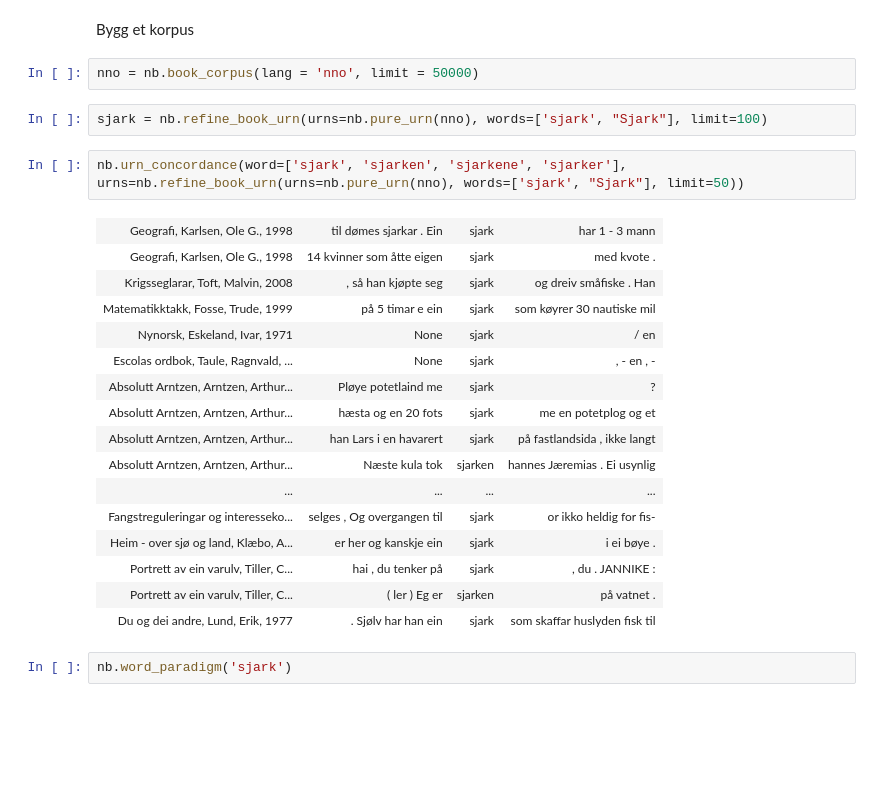
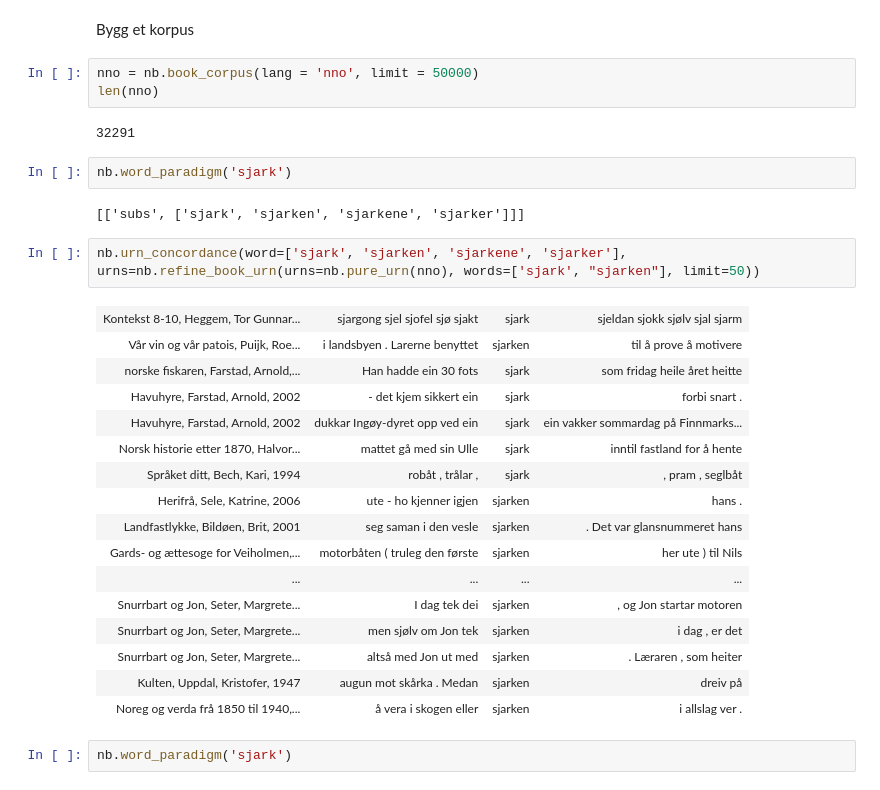
Before and after one commit to Yoonsen/Ordbok_og_leksikografi, a Jupyter notebook: 02 konkordanser.ipynb, the cells around one changed output. Drawn from its saved outputs; the diff is of its cells as text; blank space fills up the shorter version.

```diff
--- a/konkordanser_leting.ipynb
+++ b/02 konkordanser.ipynb
@@ -32,27 +30,32 @@ nb.concordance(word= '«', subject='fangst', corpus='bok', after=10, before=3, k
 Bygg et korpus
 # %%
 nno = nb.book_corpus(lang = 'nno', limit = 50000)
+len(nno)
+# %% [output]
+32291
+# %%
+nb.word_paradigm('sjark')
+# %% [output]
+[['subs', ['sjark', 'sjarken', 'sjarkene', 'sjarker']]]
 # %%
-sjark = nb.refine_book_urn(urns=nb.pure_urn(nno), words=['sjark', "Sjark"], limit=100)
+nb.urn_concordance(word=['sjark', 'sjarken', 'sjarkene', 'sjarker'], urns=nb.refine_book_urn(urns=nb.pure_urn(nno), words=['sjark', "sjarken"], limit=50))
+# %% [output]
+| Kontekst 8-10, Heggem, Tor Gunnar... | sjargong sjel sjofel sjø sjakt | sjark | sjeldan sjokk sjølv sjal sjarm |
+| Vår vin og vår patois, Puijk, Roe... | i landsbyen . Larerne benyttet | sjarken | til å prove å motivere |
+| norske fiskaren, Farstad, Arnold,... | Han hadde ein 30 fots | sjark | som fridag heile året heitte |
+| Havuhyre, Farstad, Arnold, 2002 | - det kjem sikkert ein | sjark | forbi snart . |
+| Havuhyre, Farstad, Arnold, 2002 | dukkar Ingøy-dyret opp ved ein | sjark | ein vakker sommardag på Finnmarks... |
+| Norsk historie etter 1870, Halvor... | mattet gå med sin Ulle | sjark | inntil fastland for å hente |
+| Språket ditt, Bech, Kari, 1994 | robåt , trålar , | sjark | , pram , seglbåt |
+| Herifrå, Sele, Katrine, 2006 | ute - ho kjenner igjen | sjarken | hans . |
+| Landfastlykke, Bildøen, Brit, 2001 | seg saman i den vesle | sjarken | . Det var glansnummeret hans |
+| Gards- og ættesoge for Veiholmen,... | motorbåten ( truleg den første | sjarken | her ute ) til Nils |
+| ... | ... | ... | ... |
+| Snurrbart og Jon, Seter, Margrete... | I dag tek dei | sjarken | , og Jon startar motoren |
+| Snurrbart og Jon, Seter, Margrete... | men sjølv om Jon tek | sjarken | i dag , er det |
+| Snurrbart og Jon, Seter, Margrete... | altså med Jon ut med | sjarken | . Læraren , som heiter |
+| Kulten, Uppdal, Kristofer, 1947 | augun mot skårka . Medan | sjarken | dreiv på |
+| Noreg og verda frå 1850 til 1940,... | å vera i skogen eller | sjarken | i allslag ver . |
-# %%
-nb.urn_concordance(word=['sjark', 'sjarken', 'sjarkene', 'sjarker'], urns=nb.refine_book_urn(urns=nb.pure_urn(nno), words=['sjark', "Sjark"], limit=50))
-# %% [output]
-| Geografi, Karlsen, Ole G., 1998 | til dømes sjarkar . Ein | sjark | har 1 - 3 mann |
-| Geografi, Karlsen, Ole G., 1998 | 14 kvinner som åtte eigen | sjark | med kvote . |
-| Krigsseglarar, Toft, Malvin, 2008 | , så han kjøpte seg | sjark | og dreiv småfiske . Han |
-| Matematikktakk, Fosse, Trude, 1999 | på 5 timar e ein | sjark | som køyrer 30 nautiske mil |
-| Nynorsk, Eskeland, Ivar, 1971 | None | sjark | / en |
-| Escolas ordbok, Taule, Ragnvald, ... | None | sjark | , - en , - |
-| Absolutt Arntzen, Arntzen, Arthur... | Pløye potetlaind me | sjark | ? |
-| Absolutt Arntzen, Arntzen, Arthur... | hæsta og en 20 fots | sjark | me en potetplog og et |
-| Absolutt Arntzen, Arntzen, Arthur... | han Lars i en havarert | sjark | på fastlandsida , ikke langt |
-| Absolutt Arntzen, Arntzen, Arthur... | Næste kula tok | sjarken | hannes Jæremias . Ei usynlig |
-| ... | ... | ... | ... |
-| Fangstreguleringar og interesseko... | selges , Og overgangen til | sjark | or ikko heldig for fis- |
-| Heim - over sjø og land, Klæbo, A... | er her og kanskje ein | sjark | i ei bøye . |
-| Portrett av ein varulv, Tiller, C... | hai , du tenker på | sjark | , du . JANNIKE : |
-| Portrett av ein varulv, Tiller, C... | ( ler ) Eg er | sjarken | på vatnet . |
-| Du og dei andre, Lund, Erik, 1977 | . Sjølv har han ein | sjark | som skaffar huslyden fisk til |
 # %%
 nb.word_paradigm('sjark')
 # %% [output]
```
Also changed, not shown: parts of 1 cell of this notebook, 9 other files.
